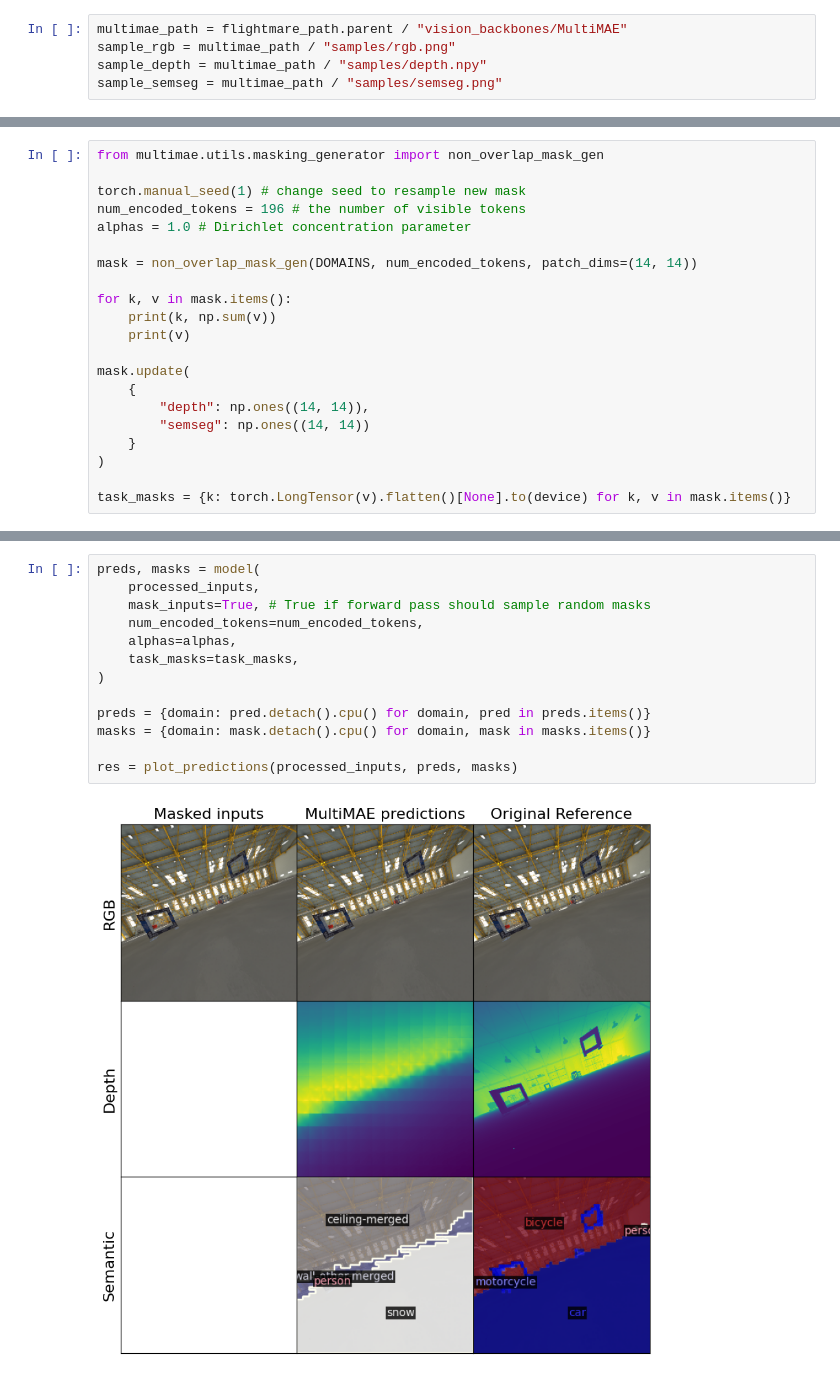
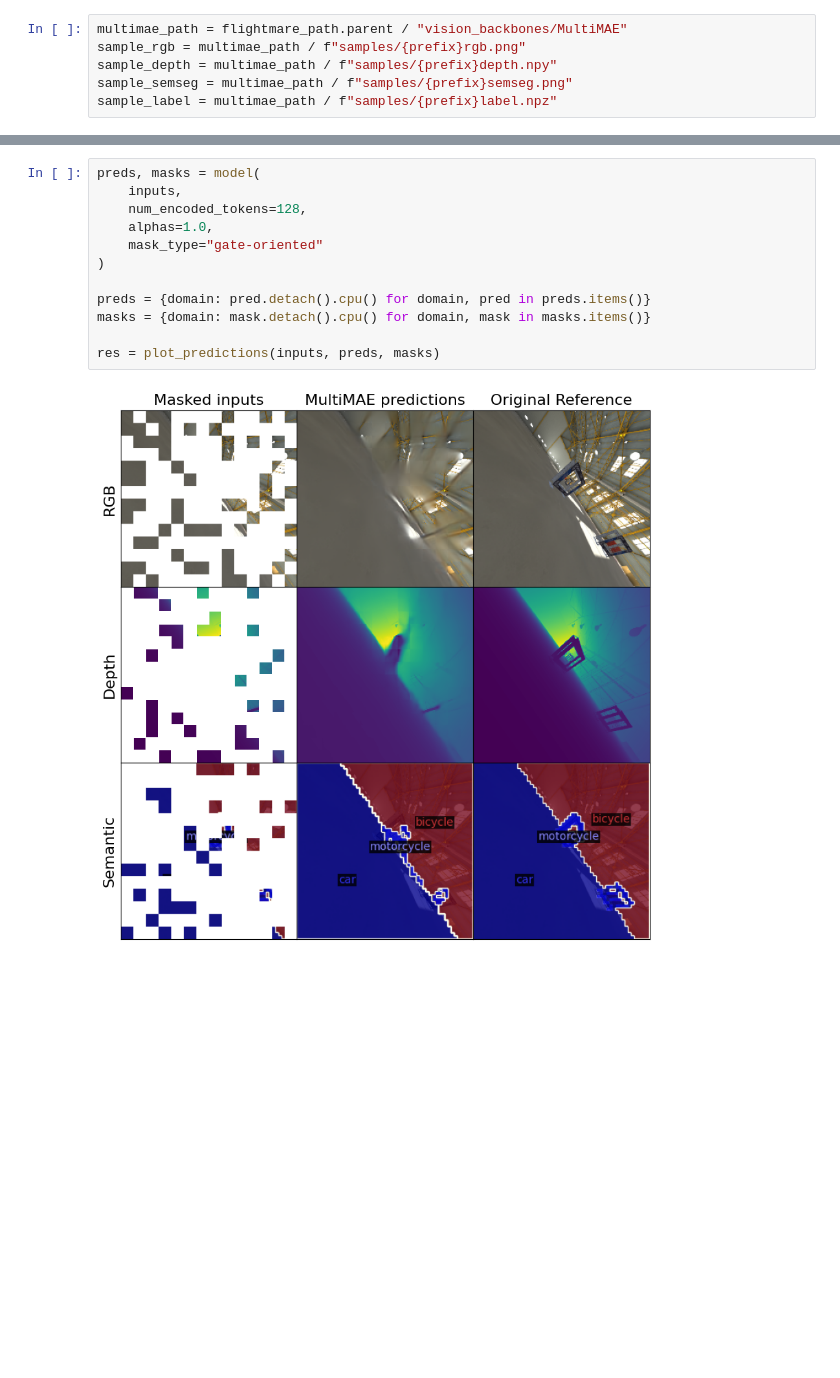
Before and after one commit to xingcw/pytorch-grad-cam, a Jupyter notebook: tutorials/multimae_pretrained_vis.ipynb, the cells around one changed output, grey strips where cells are left out. Drawn from its saved outputs; the diff is of its cells as text; blank space fills up the shorter version.

```diff
--- a/tutorials/multimae_pretrained_vis.ipynb
+++ b/tutorials/multimae_pretrained_vis.ipynb
@@ -27,5 +35,6 @@ device = torch.device('cuda')
 # %%
 multimae_path = flightmare_path.parent / "vision_backbones/MultiMAE"
-sample_rgb = multimae_path / "samples/rgb.png"
-sample_depth = multimae_path / "samples/depth.npy"
-sample_semseg = multimae_path / "samples/semseg.png"
+sample_rgb = multimae_path / f"samples/{prefix}rgb.png"
+sample_depth = multimae_path / f"samples/{prefix}depth.npy"
+sample_semseg = multimae_path / f"samples/{prefix}semseg.png"
+sample_label = multimae_path / f"samples/{prefix}label.npz"
@@ -156,21 +161,0 @@ def reshape_transform(tensor, height=14, width=14):
-# %%
-from multimae.utils.masking_generator import non_overlap_mask_gen
-
-torch.manual_seed(1) # change seed to resample new mask
-num_encoded_tokens = 196 # the number of visible tokens
-alphas = 1.0 # Dirichlet concentration parameter
-
-mask = non_overlap_mask_gen(DOMAINS, num_encoded_tokens, patch_dims=(14, 14))
-
-for k, v in mask.items():
-    print(k, np.sum(v))
-    print(v)
-
-mask.update(
-    {
-        "depth": np.ones((14, 14)),
-        "semseg": np.ones((14, 14))
-    }
-)
-
-task_masks = {k: torch.LongTensor(v).flatten()[None].to(device) for k, v in mask.items()}
@@ -193,15 +168,14 @@ rgb 0.0
 # %%
 preds, masks = model(
-    processed_inputs,
-    mask_inputs=True, # True if forward pass should sample random masks
-    num_encoded_tokens=num_encoded_tokens,
-    alphas=alphas,
-    task_masks=task_masks,
+    inputs,
+    num_encoded_tokens=128,
+    alphas=1.0,
+    mask_type="gate-oriented"
 )
 
 preds = {domain: pred.detach().cpu() for domain, pred in preds.items()}
 masks = {domain: mask.detach().cpu() for domain, mask in masks.items()}
 
-res = plot_predictions(processed_inputs, preds, masks)
+res = plot_predictions(inputs, preds, masks)
 # %% [output]
-[figure, old version]
+[figure, new version]
```
Also changed, not shown: parts of 20 cells of this notebook, 4 other files.
